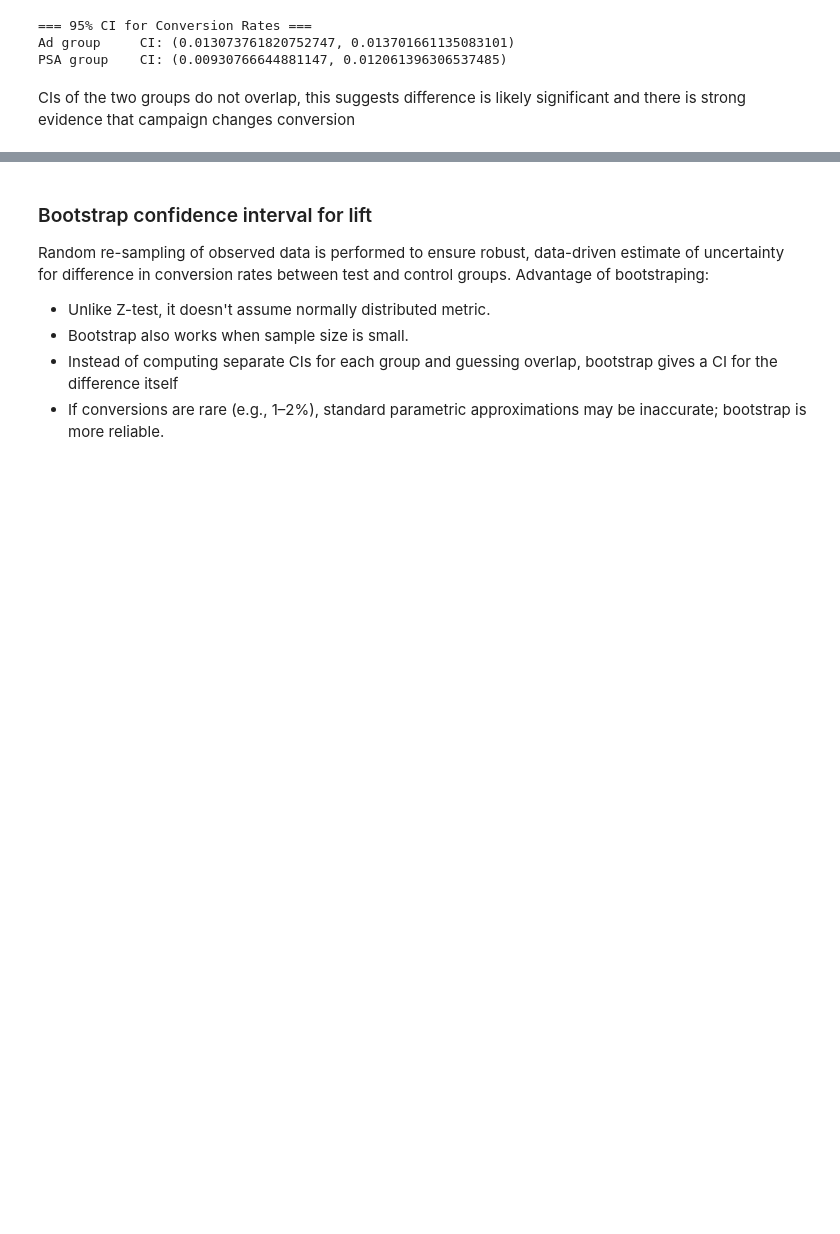
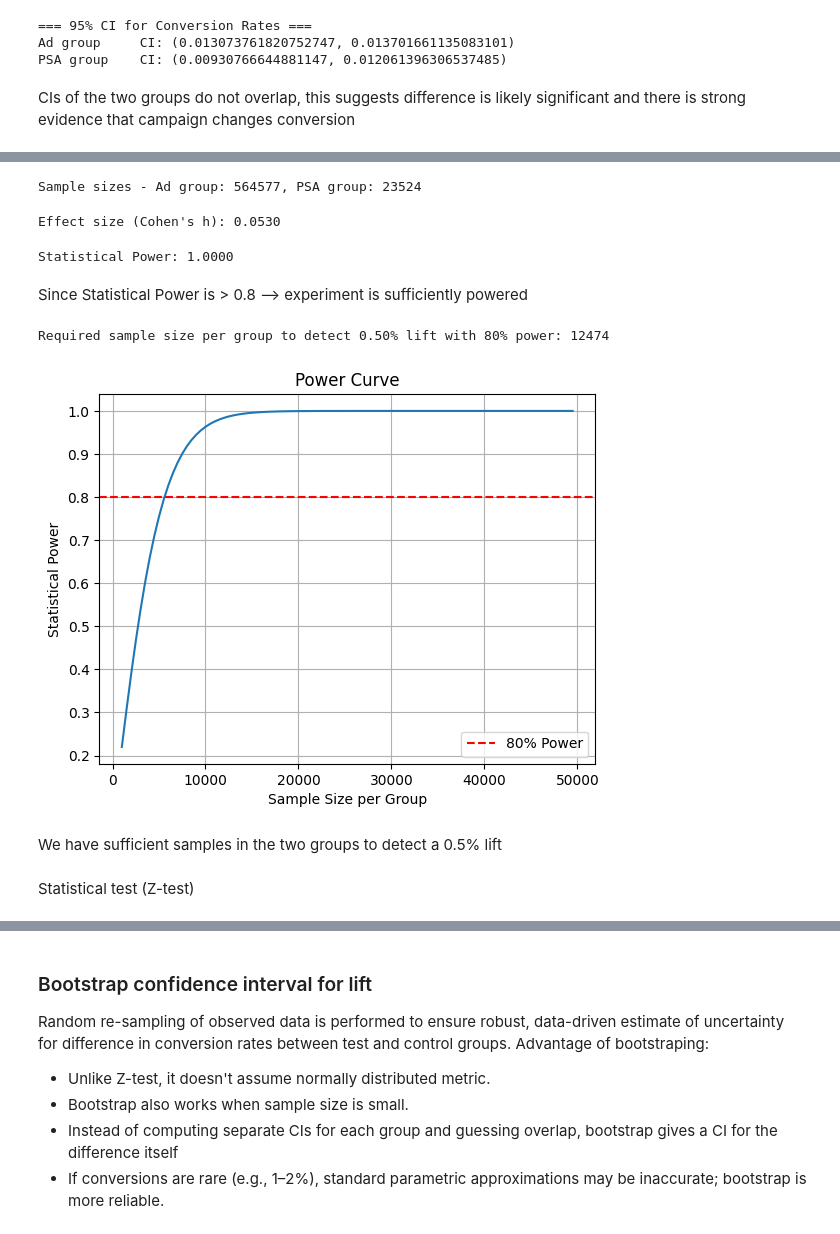
Before and after one commit to ricchasethi/DataSciency, a Jupyter notebook: A_B_testing/eda/kaggle_data.ipynb, the cells around one changed output, grey strips where cells are left out. Saved outputs shown, nothing was run; the diff lists cells and outputs as text; code cells hidden in the pictures; blank space fills up the shorter version.

Commit message:
power analysis

```diff
--- a/A_B_testing/eda/kaggle_data.ipynb
+++ b/A_B_testing/eda/kaggle_data.ipynb
@@ -298 +307,63 @@ CIs of the two groups do not overlap, this suggests difference is likely signifi
+# %%
+n_ad = marketing_data[marketing_data['test group'] == 'ad'].shape[0]
+n_psa = marketing_data[marketing_data['test group'] == 'psa'].shape[0]
+print(f"Sample sizes - Ad group: {n_ad}, PSA group: {n_psa}")
+# %% [output]
+Sample sizes - Ad group: 564577, PSA group: 23524
+# %%
+# Compute effect size for the two proportions
+from statsmodels.stats.proportion import proportion_effectsize
+effect = proportion_effectsize(cr_ad_full, cr_psa_full)
+
+print(f"Effect size (Cohen's h): {effect:.4f}")
+# %% [output]
+Effect size (Cohen's h): 0.0530
+# %%
+# Power analysis for sample size determination
+from statsmodels.stats.power import NormalIndPower
+power_analysis = NormalIndPower()
+power = power_analysis.power(effect_size=effect,
+                             nobs1=n_ad,
+                             alpha=0.05,
+                             ratio=n_psa/n_ad)
+print(f"Statistical Power: {power:.4f}")
+# %% [output]
+Statistical Power: 1.0000
+# %% [markdown]
+Since Statistical Power is > 0.8 --> experiment is sufficiently powered
+# %%
+# Compute required sample size for desired MDE. Suppose we want to detect a 0.5% lift:
+mde = 0.005  # 0.5% lift
+baseline_cr = cr_psa_full
+variant_cr = baseline_cr + mde
+effect_size = proportion_effectsize(baseline_cr, variant_cr)
+required_n = power_analysis.solve_power(effect_size=effect_size,
+                                        power=0.8,
+                                        alpha=0.05,
+                                        ratio=1)
+print(f"Required sample size per group to detect {mde*100:.2f}% lift with 80% power: {required_n:.0f}")
+# %% [output]
+Required sample size per group to detect 0.50% lift with 80% power: 12474
+# %%
+# Plot power curve
+sample_sizes = np.arange(1000, 50000, 500)
+powers = [power_analysis.power(effect_size=effect,
+                              nobs1=i,
+                              alpha=0.05,
+                              ratio=1) for i in sample_sizes]
+
+plt.plot(sample_sizes, powers)
+plt.axhline(y=0.8, color='r', linestyle='--', label='80% Power')
+plt.title('Power Curve')
+plt.xlabel('Sample Size per Group')
+plt.ylabel('Statistical Power')
+plt.legend()
+plt.grid()
+plt.show()
+# %% [output]
+[figure, added]
+# %% [markdown]
+We have sufficient samples in the two groups to detect a 0.5% lift
+# %% [markdown]
+Statistical test (Z-test)
 # %%
```
Also changed, not shown: parts of 9 cells of this notebook.
